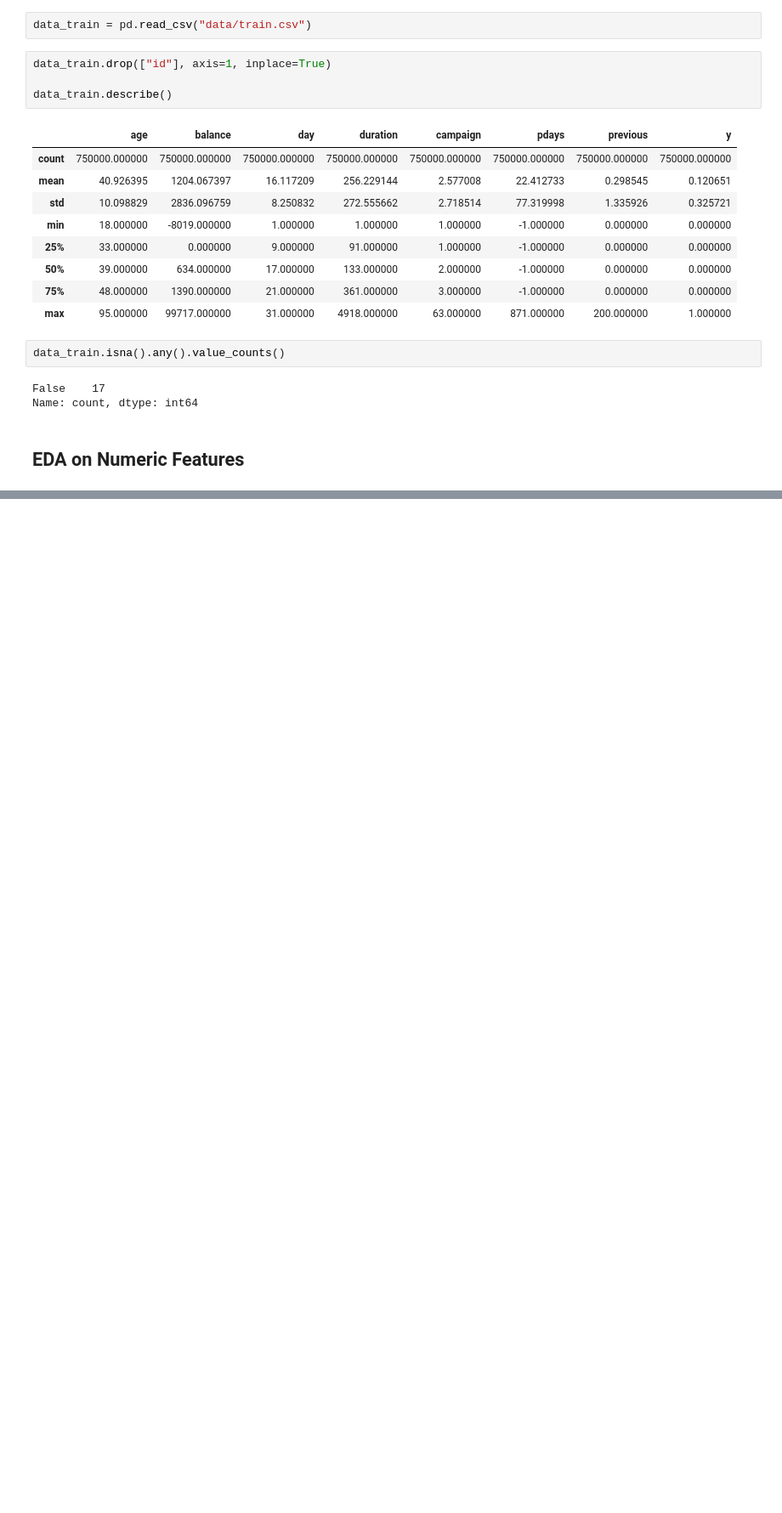
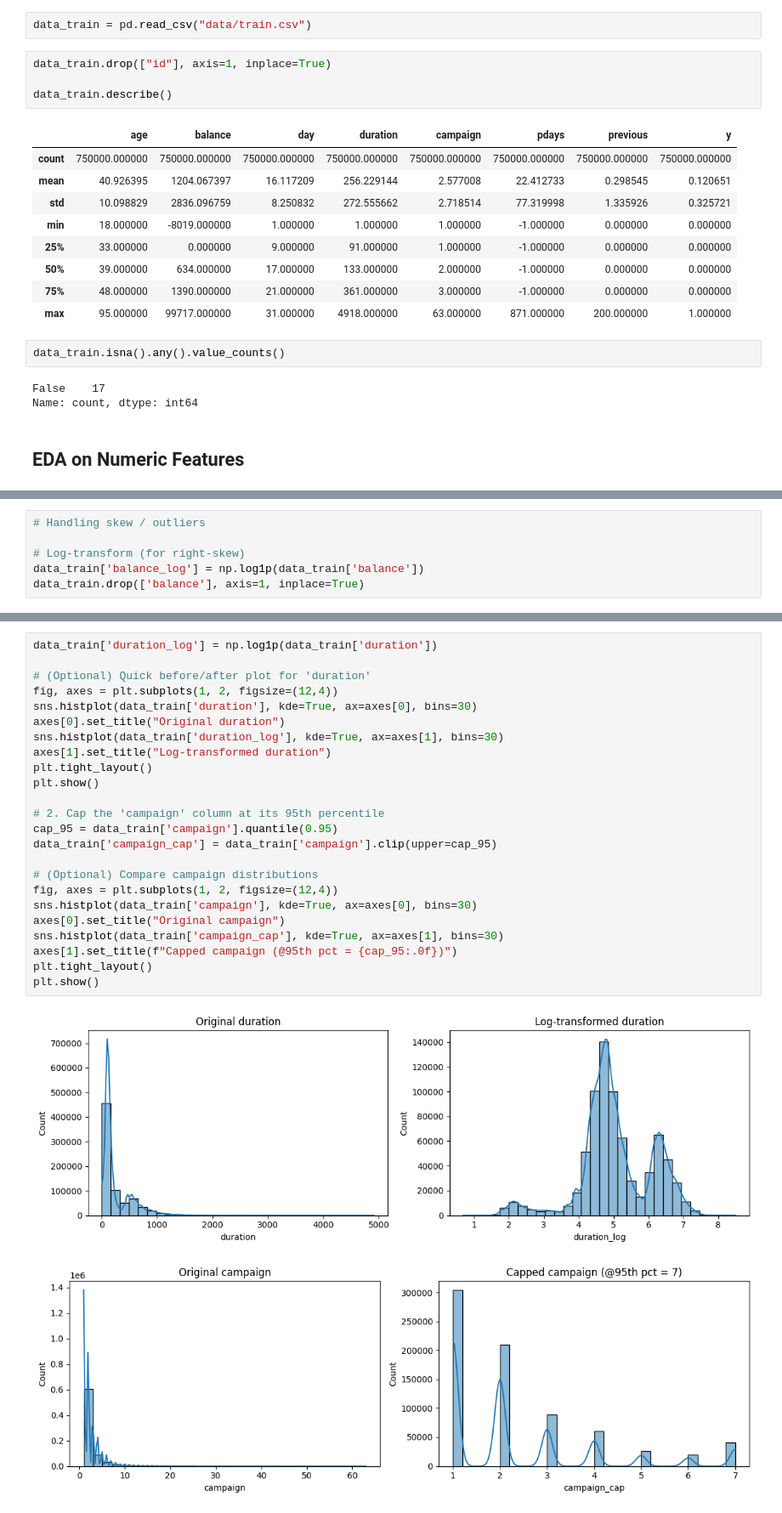
Before and after one commit to omkarganda/Binary-Classification-with-a-Bank-Dataset, a Jupyter notebook: code.ipynb, the cells around one changed output, grey strips where cells are left out. Shown at 85% size. Drawn from its saved outputs; the diff is of its cells as text; blank space fills up the shorter version.

```diff
--- a/code.ipynb
+++ b/code.ipynb
@@ -129,0 +107,6 @@ previous:  IQR outliers ~10.3%  |  Z outliers ~1.6%
+# %%
+# Handling skew / outliers
+
+# Log-transform (for right-skew)
+data_train['balance_log'] = np.log1p(data_train['balance'])
+data_train.drop(['balance'], axis=1, inplace=True)
@@ -129,0 +146,27 @@ previous:  IQR outliers ~10.3%  |  Z outliers ~1.6%
+# %%
+data_train['duration_log'] = np.log1p(data_train['duration'])
+
+# (Optional) Quick before/after plot for 'duration'
+fig, axes = plt.subplots(1, 2, figsize=(12,4))
+sns.histplot(data_train['duration'], kde=True, ax=axes[0], bins=30)
+axes[0].set_title("Original duration")
+sns.histplot(data_train['duration_log'], kde=True, ax=axes[1], bins=30)
+axes[1].set_title("Log-transformed duration")
+plt.tight_layout()
+plt.show()
+
+# 2. Cap the 'campaign' column at its 95th percentile
+cap_95 = data_train['campaign'].quantile(0.95)
+data_train['campaign_cap'] = data_train['campaign'].clip(upper=cap_95)
+
+# (Optional) Compare campaign distributions
+fig, axes = plt.subplots(1, 2, figsize=(12,4))
+sns.histplot(data_train['campaign'], kde=True, ax=axes[0], bins=30)
+axes[0].set_title("Original campaign")
+sns.histplot(data_train['campaign_cap'], kde=True, ax=axes[1], bins=30)
+axes[1].set_title(f"Capped campaign (@95th pct = {cap_95:.0f})")
+plt.tight_layout()
+plt.show()
+# %% [output]
+[figure, added]
+[figure, added]
```
Also changed, not shown: parts of 6 cells of this notebook.
